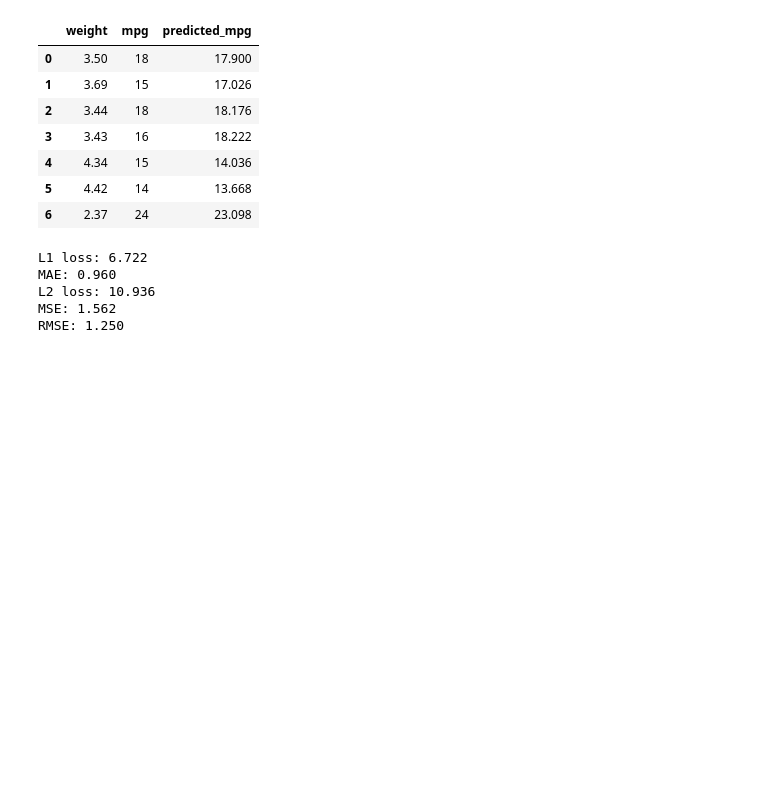
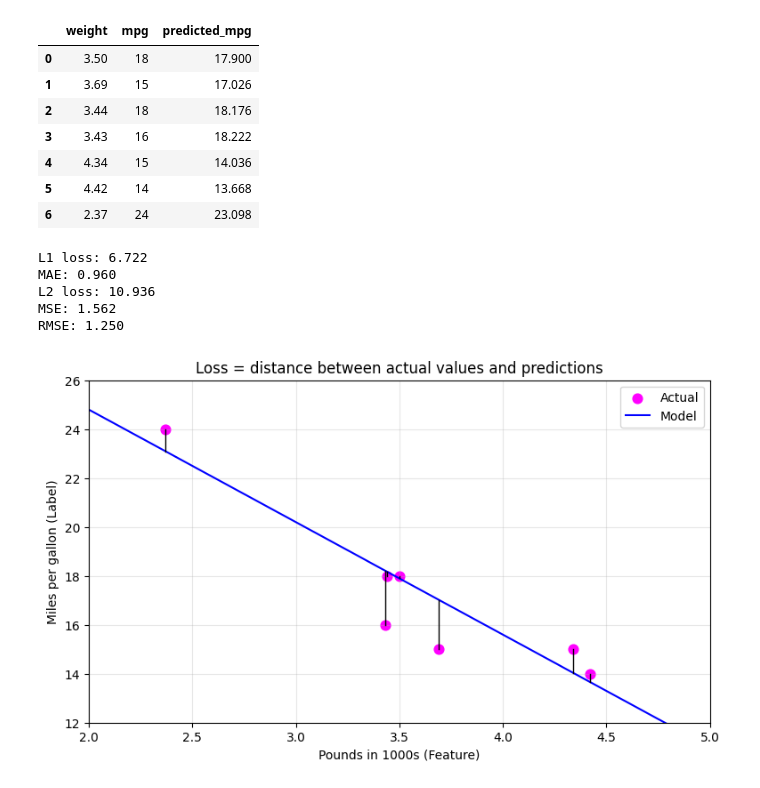
Before and after one commit to jokker5502/Machine-Learning-6-SIN-A-Mar-Jul-2026, a Jupyter notebook: loss.ipynb, the cells around one changed output. Cells and saved outputs as stored; diff of their text form; code cells hidden in the pictures; blank space fills up the shorter version.

Commit message:
wip: loss visualization

```diff
--- a/loss.ipynb
+++ b/loss.ipynb
@@ -266,4 +266,28 @@ L2 loss: 10.936
 MSE: 1.562
 RMSE: 1.250
 # %%
-#V
+# Visualize the loss as arrows from each data point to the model's prediction
+# (this is exactly the "loss lines" figure from the slides)
+x_line = np.linspace(0, 5, 100)
+y_line = predict(x_line, b, w1)
+plt.figure(figsize=(9, 5))
+plt.scatter(cars["weight"], cars["mpg"], color="magenta", s=60, label="Actual")
+plt.plot(x_line, y_line, color="blue", label="Model")
+
+for _, row in cars.iterrows():
+    plt.plot(
+        [row["weight"], row["weight"]],
+        [row["mpg"],    row["predicted_mpg"]],
+        color="black", linewidth=1,
+    )
+
+plt.xlabel("Pounds in 1000s (Feature)")
+plt.ylabel("Miles per gallon (Label)")
+plt.title("Loss = distance between actual values and predictions")
+plt.xlim(2, 5)
+plt.ylim(12, 26)
+plt.legend()
+plt.grid(True, alpha=0.3)
+plt.show()
+# %% [output]
+[figure, added]
```
